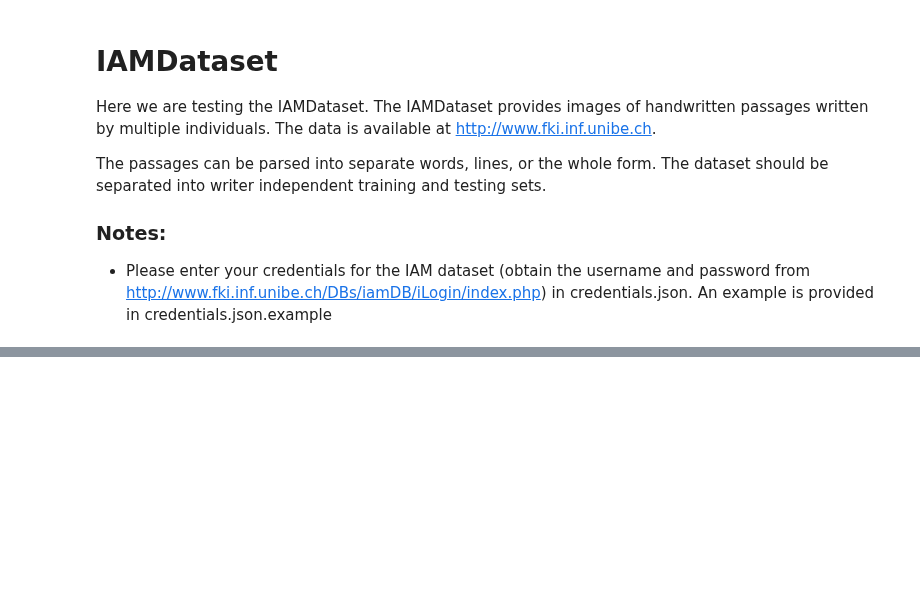
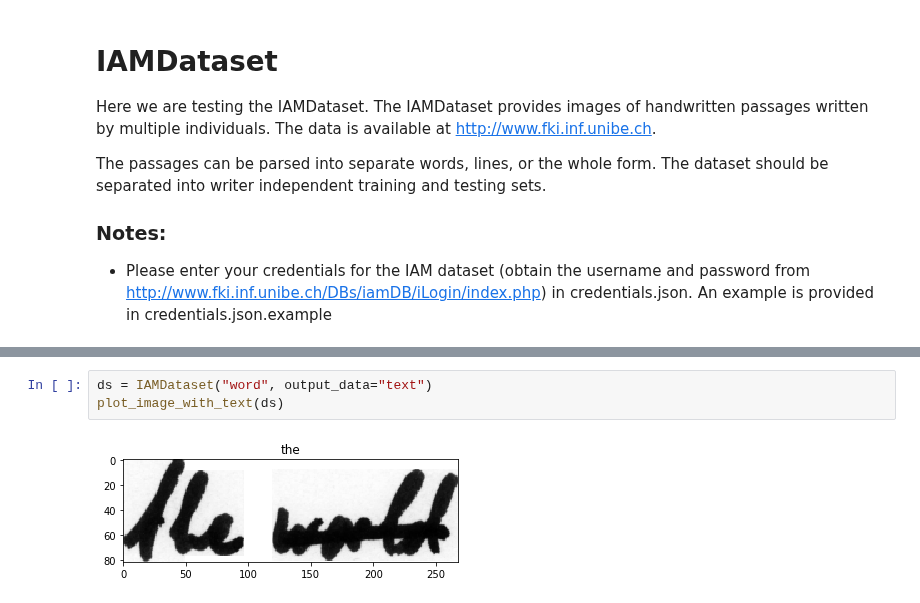
Before and after one commit to awslabs/handwritten-text-recognition-for-apache-mxnet, a Jupyter notebook: utils/test_iam_dataset.ipynb, the cells around one changed output, grey strips where cells are left out. Saved outputs shown, nothing was run; the diff lists cells and outputs as text; blank space fills up the shorter version.

```diff
--- a/utils/test_iam_dataset.ipynb
+++ b/utils/test_iam_dataset.ipynb
@@ -109,0 +55,5 @@ for i in range(25):
+# %%
+ds = IAMDataset("word", output_data="text")
+plot_image_with_text(ds)
+# %% [output]
+[figure, added]
```
Also changed, not shown: parts of 13 cells of this notebook, 1 other file.
